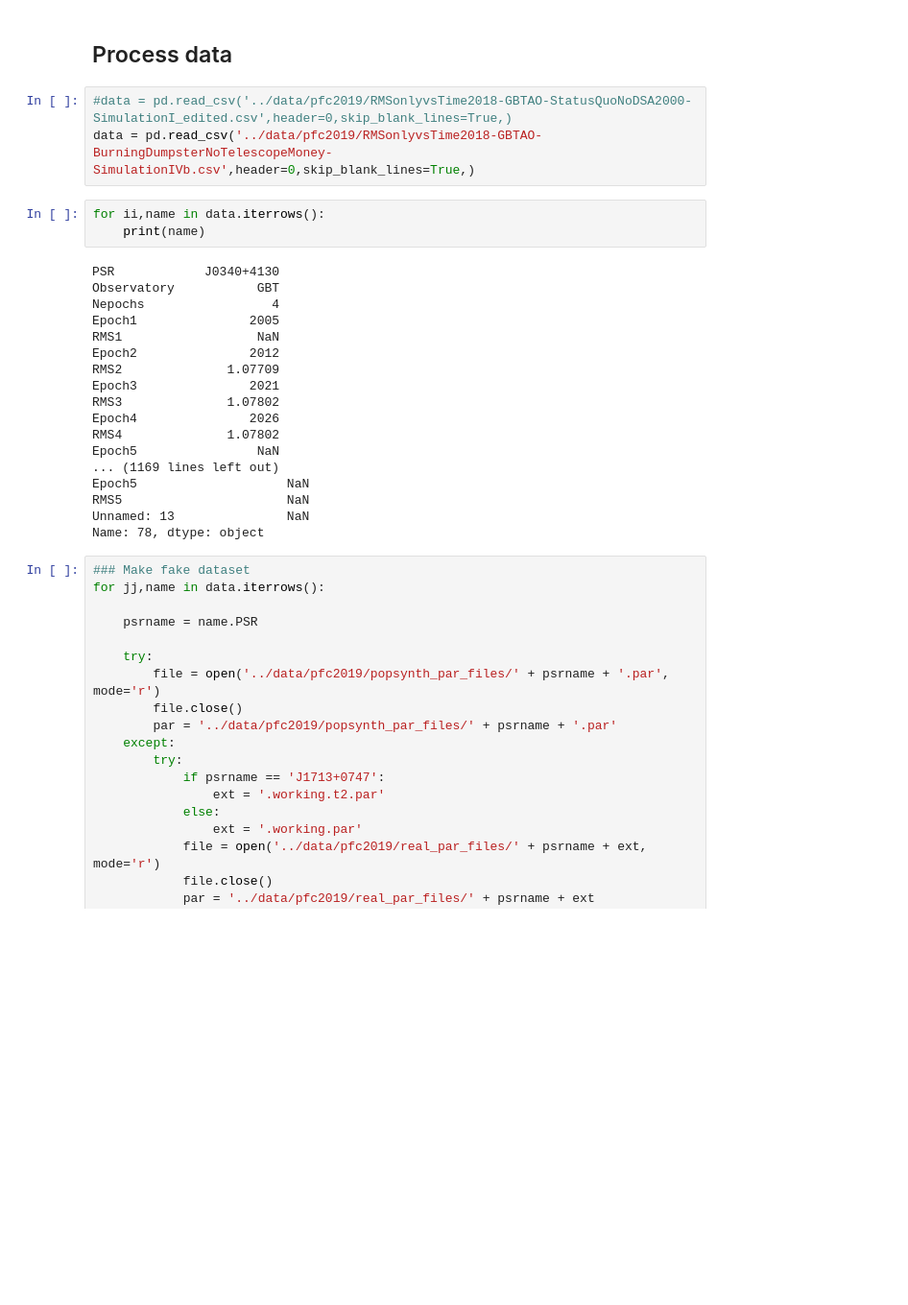
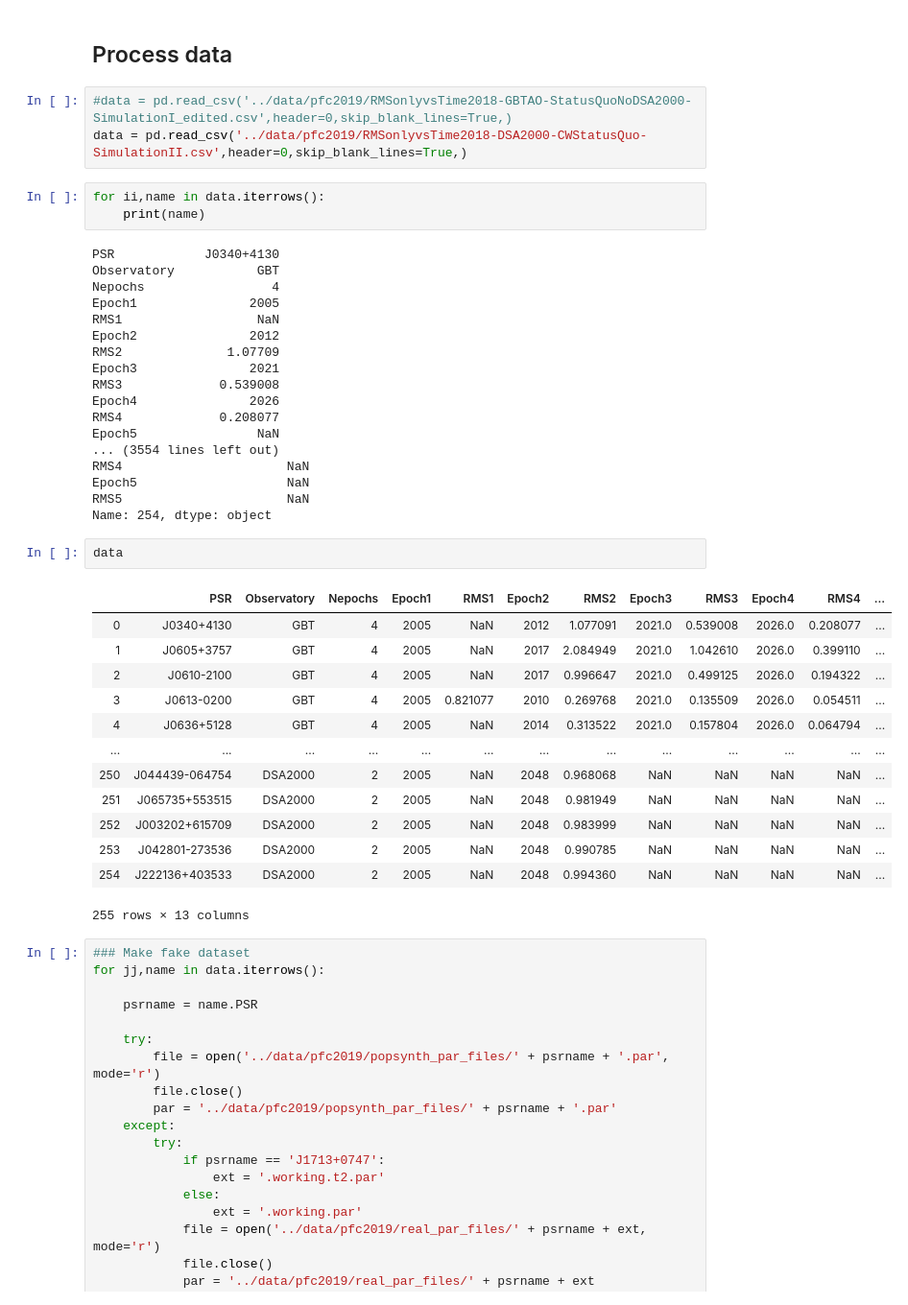
Before and after one commit to nanograv/pta_simulations, a Jupyter notebook: code/nano_pfc2019_sims.ipynb, the cells around one changed output. Shown at 96% size. Drawn from its saved outputs; the diff is of its cells as text; blank space fills up the shorter version.

```diff
--- a/code/nano_pfc2019_sims.ipynb
+++ b/code/nano_pfc2019_sims.ipynb
@@ -81,7 +81,7 @@ def mjd2year(mjd):
 ## Process data
 # %%
 #data = pd.read_csv('../data/pfc2019/RMSonlyvsTime2018-GBTAO-StatusQuoNoDSA2000-SimulationI_edited.csv',header=0,skip_blank_lines=True,)
-data = pd.read_csv('../data/pfc2019/RMSonlyvsTime2018-GBTAO-BurningDumpsterNoTelescopeMoney-SimulationIVb.csv',header=0,skip_blank_lines=True,)
+data = pd.read_csv('../data/pfc2019/RMSonlyvsTime2018-DSA2000-CWStatusQuo-SimulationII.csv',header=0,skip_blank_lines=True,)
 # %%
 for ii,name in data.iterrows():
     print(name)
@@ -94,15 +94,31 @@ RMS1                  NaN
 Epoch2               2012
 RMS2              1.07709
 Epoch3               2021
-RMS3              1.07802
+RMS3             0.539008
 Epoch4               2026
-RMS4              1.07802
+RMS4             0.208077
 Epoch5                NaN
-... (1169 lines left out)
+... (3554 lines left out)
+RMS4                      NaN
 Epoch5                    NaN
 RMS5                      NaN
-Unnamed: 13               NaN
-Name: 78, dtype: object
+Name: 254, dtype: object
+# %%
+data
+# %% [output]
+|  | PSR | Observatory | Nepochs | Epoch1 | RMS1 | Epoch2 | RMS2 | Epoch3 | RMS3 | Epoch4 | RMS4 | ... |
+| 0 | J0340+4130 | GBT | 4 | 2005 | NaN | 2012 | 1.077091 | 2021.0 | 0.539008 | 2026.0 | 0.208077 | ... |
+| 1 | J0605+3757 | GBT | 4 | 2005 | NaN | 2017 | 2.084949 | 2021.0 | 1.042610 | 2026.0 | 0.399110 | ... |
+| 2 | J0610-2100 | GBT | 4 | 2005 | NaN | 2017 | 0.996647 | 2021.0 | 0.499125 | 2026.0 | 0.194322 | ... |
+| 3 | J0613-0200 | GBT | 4 | 2005 | 0.821077 | 2010 | 0.269768 | 2021.0 | 0.135509 | 2026.0 | 0.054511 | ... |
+| 4 | J0636+5128 | GBT | 4 | 2005 | NaN | 2014 | 0.313522 | 2021.0 | 0.157804 | 2026.0 | 0.064794 | ... |
+| ... | ... | ... | ... | ... | ... | ... | ... | ... | ... | ... | ... | ... |
+| 250 | J044439-064754 | DSA2000 | 2 | 2005 | NaN | 2048 | 0.968068 | NaN | NaN | NaN | NaN | ... |
+| 251 | J065735+553515 | DSA2000 | 2 | 2005 | NaN | 2048 | 0.981949 | NaN | NaN | NaN | NaN | ... |
+| 252 | J003202+615709 | DSA2000 | 2 | 2005 | NaN | 2048 | 0.983999 | NaN | NaN | NaN | NaN | ... |
+| 253 | J042801-273536 | DSA2000 | 2 | 2005 | NaN | 2048 | 0.990785 | NaN | NaN | NaN | NaN | ... |
+| 254 | J222136+403533 | DSA2000 | 2 | 2005 | NaN | 2048 | 0.994360 | NaN | NaN | NaN | NaN | ... |
+255 rows × 13 columns
 # %%
 ### Make fake dataset
 for jj,name in data.iterrows():
```
Also changed, not shown: parts of 2 cells of this notebook.
